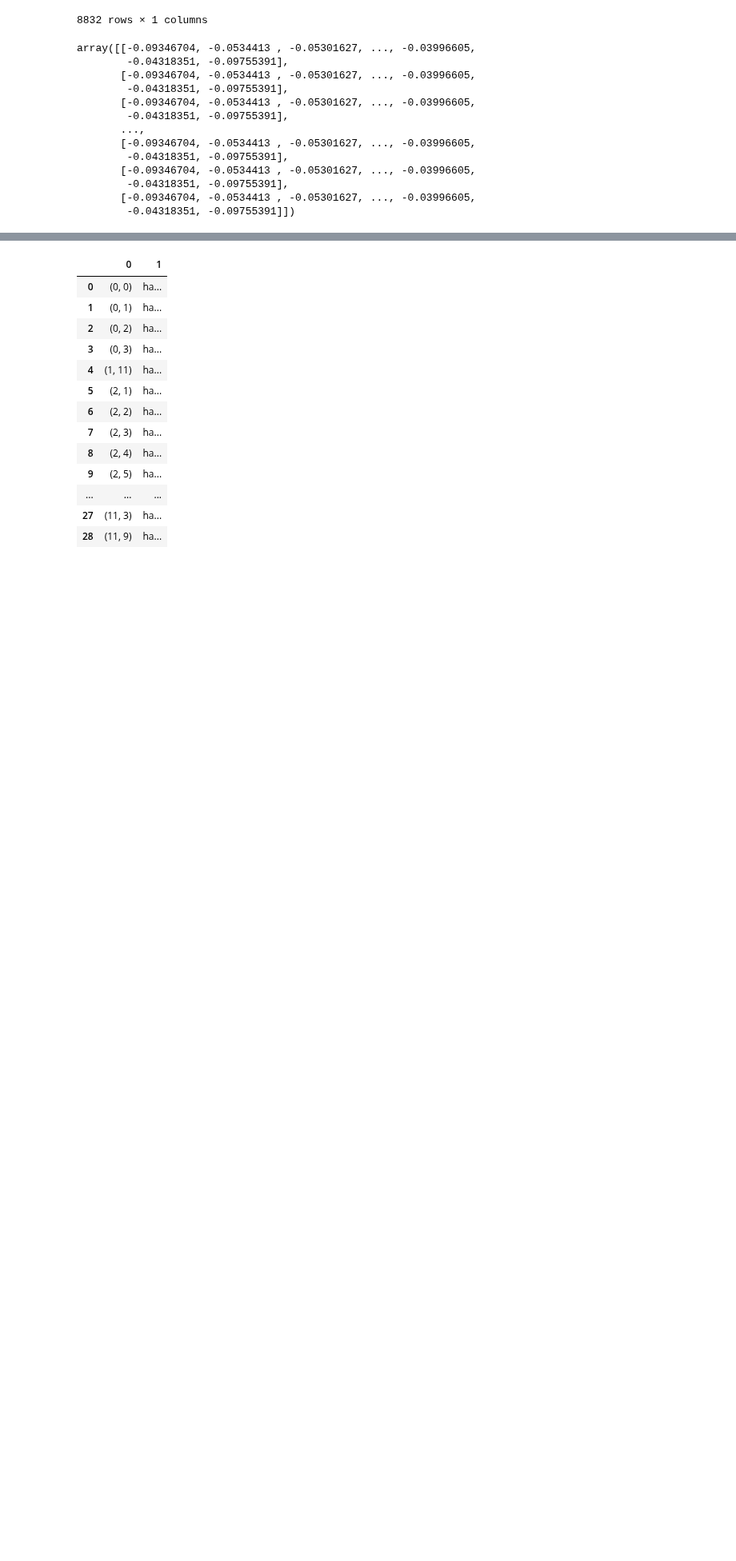
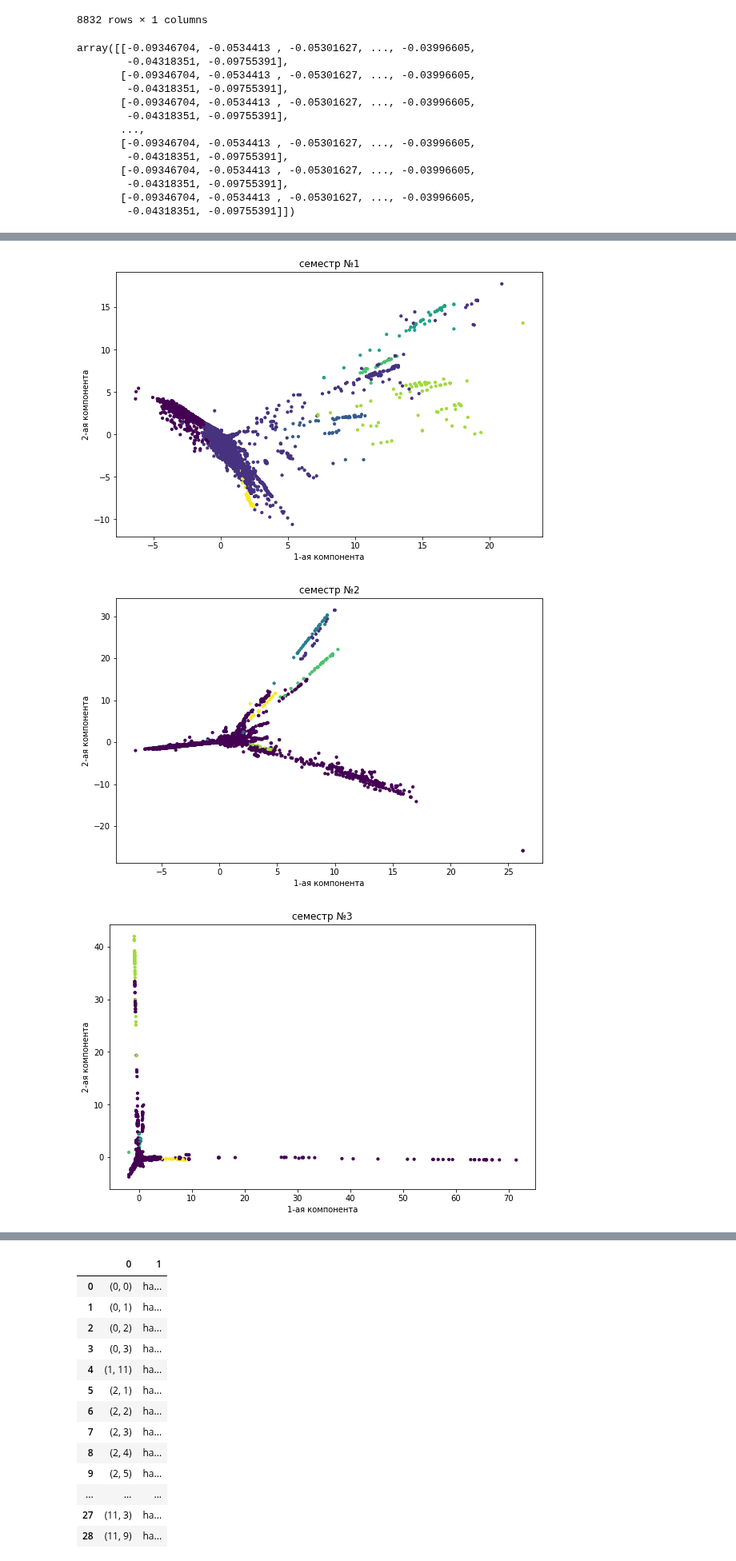
Before and after one commit to Maksimka9/clustering, a Jupyter notebook: main.ipynb, the cells around one changed output, grey strips where cells are left out. Shown at 80% size. Saved outputs shown, nothing was run; the diff lists cells and outputs as text; code cells hidden in the pictures; blank space fills up the shorter version.

```diff
--- a/main.ipynb
+++ b/main.ipynb
@@ -234,16 +226,24 @@ print('Дэвис-Боулдин:', min(davies_score_dict, key=davies_score_dict
 # %%
 # делаем кластеризацию вручную на определенном кол-ве кластеров
 
+n_clusters_list = [15, 8, 10, 5, 12, 18, 17, 8]
+
 # Вычисляем к какому элементу отнести каждый кластер
-kmeans = sklearn.cluster.KMeans(n_clusters = 15)
-processed_df_1 = kmeans.fit_predict(standart_df_1)
-processed_df_2 = kmeans.fit_predict(standart_df_2)
-processed_df_3 = kmeans.fit_predict(standart_df_3)
-processed_df_4 = kmeans.fit_predict(standart_df_4)
-processed_df_5 = kmeans.fit_predict(standart_df_5)
-processed_df_6 = kmeans.fit_predict(standart_df_6)
-processed_df_7 = kmeans.fit_predict(standart_df_7)
-processed_df_8 = kmeans.fit_predict(standart_df_8)
+
+for number in n_clusters_list:
+  kmeans = sklearn.cluster.KMeans(n_clusters = number)
+  processed_df_1 = kmeans.fit_predict(standart_df_1)
+  processed_df_2 = kmeans.fit_predict(standart_df_2)
+  processed_df_3 = kmeans.fit_predict(standart_df_3)
+  processed_df_4 = kmeans.fit_predict(standart_df_4)
+  processed_df_5 = kmeans.fit_predict(standart_df_5)
+  processed_df_6 = kmeans.fit_predict(standart_df_6)
+  processed_df_7 = kmeans.fit_predict(standart_df_7)
+  processed_df_8 = kmeans.fit_predict(standart_df_8)
+
+processed_df_list = [processed_df_1, processed_df_2, processed_df_3, processed_df_4,
+                     processed_df_5, processed_df_6, processed_df_7, processed_df_8]
+
 
 # Превращаем NumPy array (в данном случае вектор) в pandas DataFrame
 labels_df_1 = pd.DataFrame(processed_df_1, columns = ['labels'])
@@ -255,5 +255,5 @@ labels_df_6 = pd.DataFrame(processed_df_6, columns = ['labels'])
 labels_df_7 = pd.DataFrame(processed_df_7, columns = ['labels'])
 labels_df_8 = pd.DataFrame(processed_df_8, columns = ['labels'])
 
-labels_df_1
+processed_df_8
 # %% [output]
@@ -281,0 +265,18 @@ matplotlib.pyplot.show()
+# %%
+# Отобразим набор данных, используя разные цвета для разных кластеров
+
+n = 1
+
+for df in range(0, len(processed_df_list)):
+  plt.figure(figsize=(21, 28))
+  graph = plt.subplot(4, 2, 1)
+  graph.scatter(reduced_df_list[df][0], reduced_df_list[df][1], c = processed_df_list[df], s=10) # с - используемые цвета
+  plt.xlabel('1-ая компонента')
+  plt.ylabel('2-ая компонента')
+  graph.set_title('семестр №'+str(n))
+  n+=1
+  plt.show()
+# %% [output]
+[figure, added]
+[figure, added]
+[figure, added]
```
Also changed, not shown: parts of 13 cells of this notebook.
